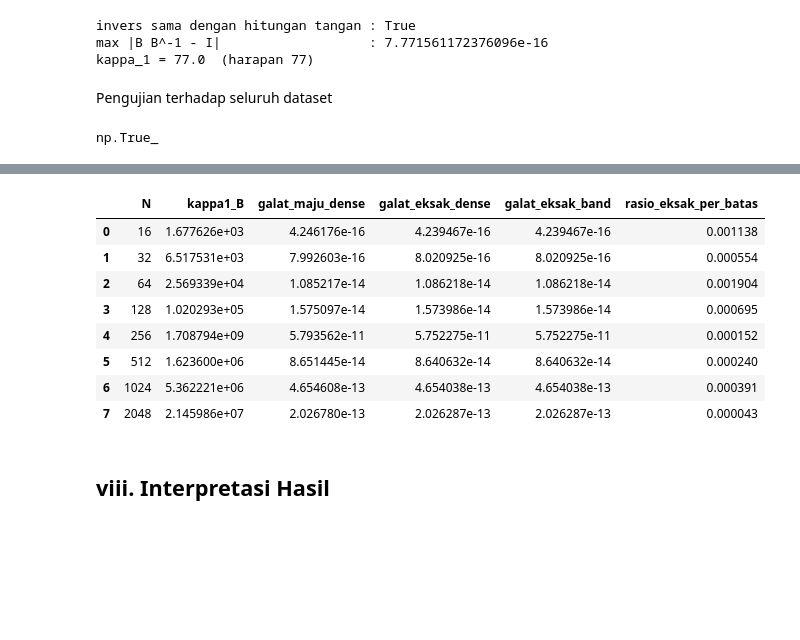
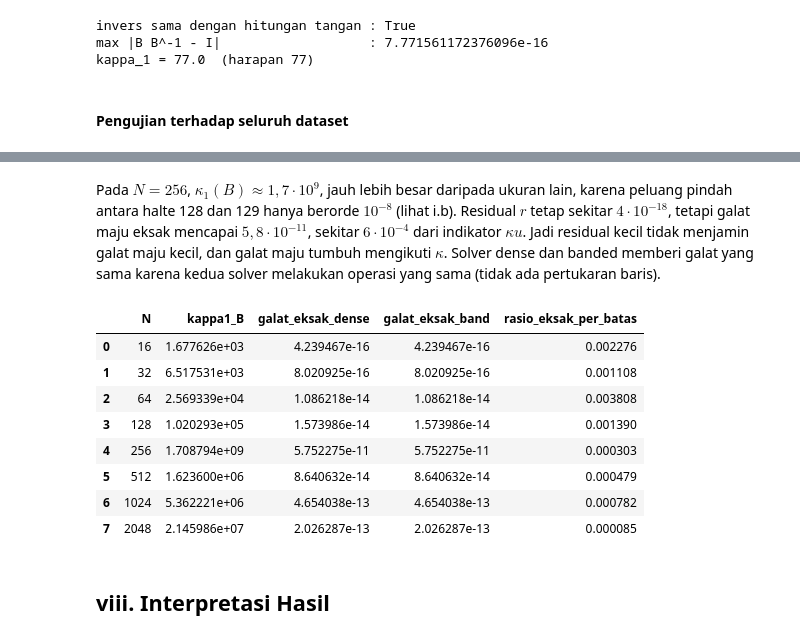
Before and after one commit to fraysdev/tk1-anum, a Jupyter notebook: soal1/soal1.ipynb, the cells around one changed output, grey strips where cells are left out. Drawn from its saved outputs; the diff is of its cells as text; code cells hidden in the pictures; blank space fills up the shorter version.

```diff
--- a/soal1/soal1.ipynb
+++ b/soal1/soal1.ipynb
@@ -940,7 +940,7 @@ Peak `tracemalloc` banded pada $N$ kecil didominasi alokasi kecil berukuran teta
 # %% [markdown]
 ## vii. Analisis Kondisi dan Galat
 # %%
-EPS_MESIN = float(np.finfo(float).eps)   # 2.22e-16
+U_MESIN = 2.0 ** -53    # unit roundoff presisi ganda (pembulatan ke terdekat); sama dengan ε di dokumentasi
 
 
 def norma1(M: np.ndarray) -> float:
@@ -981,7 +981,7 @@ invers sama dengan hitungan tangan : True
 max |B B^-1 - I|                   : 7.771561172376096e-16
 kappa_1 = 77.0  (harapan 77)
 # %% [markdown]
-Pengujian terhadap seluruh dataset
+#### Pengujian terhadap seluruh dataset
 # %%
 def solusi_z_dense(T: np.ndarray):
     B, b = bentuk_B_dense(T)
@@ -1013,10 +1002,5 @@ def perbaiki_iteratif(B, b, LU, perm, z, iterasi: int = 3):
-# %%
-# Cek apakah mesin dapat melakukan komputasi dengan detail
-np.finfo(np.longdouble).eps < EPS_MESIN
-# %% [output]
-np.True_
 # %%
-T_semua = {**T_all, **T_sin}      # T_sin dari subbab v.b; hapus bagian ini bila tidak mau N = 1024, 2048
+T_semua = {**T_all, **T_sin}      # hapus T_sin bila tidak ingin N = 1024, 2048
 baris = []
 for N, T in T_semua.items():
     B, b, LU, perm, z_d = solusi_z_dense(T)
@@ -1024,12 +1008,6 @@ for N, T in T_semua.items():
     pi_d, pi_b = z_d / np.sum(z_d), z_b / np.sum(z_b)
 
     kappa = bilangan_kondisi_1(B, LU, perm)
-
-    z_acuan = perbaiki_iteratif(B, b, LU, perm, z_d)
-    pi_acuan = z_acuan / np.sum(z_acuan)
-    def galat_maju(pi):
-        return float(np.sum(np.abs(pi.astype(np.longdouble) - pi_acuan)) / np.sum(np.abs(pi_acuan)))
-
     r_d, e_d = galat_pi(T, pi_d)
     r_b, e_b = galat_pi(T, pi_b)
     baris.append({
@@ -1041,9 +1019,7 @@ for N, T in T_semua.items():
         'res_B_dense': residual_relatif_B(B, b, z_d),
         'res_B_band': residual_relatif_B(B, b, z_b),
         'selisih_dense_band': float(np.max(np.abs(pi_d - pi_b))),
-        'galat_maju_dense': galat_maju(pi_d),
-        'galat_maju_band': galat_maju(pi_b),
-        'batas_kappa_eps': kappa * EPS_MESIN,
+        'batas_kappa_u': kappa * U_MESIN,       # lihat bagian 2
     })
 
 df_kondisi = pd.DataFrame(baris)
@@ -1059,6 +1035,12 @@ df_kondisi
 | 5 | 512 | data | 1.623600e+06 | 3.208945e-18 | 3.208945e-18 | 7.149406e-17 | 0.0 | 0.0 | 1.105143e-17 | ... |
 | 6 | 1024 | sintetis | 5.362221e+06 | 4.185751e-17 | 4.185751e-17 | 1.339403e-15 | 0.0 | 0.0 | 1.024448e-17 | ... |
 | 7 | 2048 | sintetis | 2.145986e+07 | 4.174636e-17 | 4.174636e-17 | 1.889199e-15 | 0.0 | 0.0 | 1.118569e-17 | ... |
+# %% [markdown]
+Pada $N = 256$, $\kappa_1(B) \approx 1{,}7\cdot10^{9}$, jauh lebih besar daripada ukuran lain, karena peluang pindah
+antara halte 128 dan 129 hanya berorde $10^{-8}$ (lihat i.b). Residual $r$ tetap sekitar $4\cdot10^{-18}$, tetapi galat
+maju eksak mencapai $5{,}8\cdot10^{-11}$, sekitar $6\cdot10^{-4}$ dari indikator $\kappa u$. Jadi residual kecil tidak
+menjamin galat maju kecil, dan galat maju tumbuh mengikuti $\kappa$. Solver dense dan banded memberi galat yang sama
+karena kedua solver melakukan operasi yang sama (tidak ada pertukaran baris).
 # %%
 from fractions import Fraction
 
@@ -1080,44 +1062,44 @@ def perbaiki_iteratif_eksak(B, b, LU, perm, z, p, q, iterasi: int = 4):
     for _ in range(iterasi):
         rho = residual_eksak(B, b, z_frac, p, q)
         d = solve_lu(LU, perm, np.array([float(v) for v in rho]))
         z_frac = [zf + Fraction(float(dv)) for zf, dv in zip(z_frac, d)]
     return z_frac
 
 
 def galat_maju_eksak(pi, z_acuan_frac) -> float:
     s = sum(z_acuan_frac)
     pi_acuan = [zf / s for zf in z_acuan_frac]
     selisih = sum(abs(Fraction(float(pf)) - pr) for pf, pr in zip(pi, pi_acuan))
     return float(selisih)          # sum(pi_acuan) = 1, jadi ini galat relatif norma-1
 
 
 baris = []
 for N, T in T_semua.items():
     B, b, LU, perm, z_d = solusi_z_dense(T)
     z_b = solusi_z_band(T)
     p, q = deteksi_bandwidth(B)
     z_acuan = perbaiki_iteratif_eksak(B, b, LU, perm, z_d, p, q)
     baris.append({
         'N': N,
         'galat_eksak_dense': galat_maju_eksak(z_d / np.sum(z_d), z_acuan),
         'galat_eksak_band': galat_maju_eksak(z_b / np.sum(z_b), z_acuan),
     })
 
 df_eksak = pd.DataFrame(baris)
 df_kondisi = df_kondisi.merge(df_eksak, on='N')
-df_kondisi['rasio_eksak_per_batas'] = df_kondisi['galat_eksak_dense'] / df_kondisi['batas_kappa_eps']
+df_kondisi['rasio_eksak_per_batas'] = df_kondisi['galat_eksak_dense'] / df_kondisi['batas_kappa_u']
 df_kondisi.to_csv(HASIL / 'kondisi_galat.csv', index=False)
-df_kondisi[['N', 'kappa1_B', 'galat_maju_dense', 'galat_eksak_dense', 'galat_eksak_band', 'rasio_eksak_per_batas']]
+df_kondisi[['N', 'kappa1_B', 'galat_eksak_dense', 'galat_eksak_band', 'rasio_eksak_per_batas']]
 # %% [output]
-|  | N | kappa1_B | galat_maju_dense | galat_eksak_dense | galat_eksak_band | rasio_eksak_per_batas |
-| 0 | 16 | 1.677626e+03 | 4.246176e-16 | 4.239467e-16 | 4.239467e-16 | 0.001138 |
-| 1 | 32 | 6.517531e+03 | 7.992603e-16 | 8.020925e-16 | 8.020925e-16 | 0.000554 |
-| 2 | 64 | 2.569339e+04 | 1.085217e-14 | 1.086218e-14 | 1.086218e-14 | 0.001904 |
-| 3 | 128 | 1.020293e+05 | 1.575097e-14 | 1.573986e-14 | 1.573986e-14 | 0.000695 |
-| 4 | 256 | 1.708794e+09 | 5.793562e-11 | 5.752275e-11 | 5.752275e-11 | 0.000152 |
-| 5 | 512 | 1.623600e+06 | 8.651445e-14 | 8.640632e-14 | 8.640632e-14 | 0.000240 |
-| 6 | 1024 | 5.362221e+06 | 4.654608e-13 | 4.654038e-13 | 4.654038e-13 | 0.000391 |
-| 7 | 2048 | 2.145986e+07 | 2.026780e-13 | 2.026287e-13 | 2.026287e-13 | 0.000043 |
+|  | N | kappa1_B | galat_eksak_dense | galat_eksak_band | rasio_eksak_per_batas |
+| 0 | 16 | 1.677626e+03 | 4.239467e-16 | 4.239467e-16 | 0.002276 |
+| 1 | 32 | 6.517531e+03 | 8.020925e-16 | 8.020925e-16 | 0.001108 |
+| 2 | 64 | 2.569339e+04 | 1.086218e-14 | 1.086218e-14 | 0.003808 |
+| 3 | 128 | 1.020293e+05 | 1.573986e-14 | 1.573986e-14 | 0.001390 |
+| 4 | 256 | 1.708794e+09 | 5.752275e-11 | 5.752275e-11 | 0.000303 |
+| 5 | 512 | 1.623600e+06 | 8.640632e-14 | 8.640632e-14 | 0.000479 |
+| 6 | 1024 | 5.362221e+06 | 4.654038e-13 | 4.654038e-13 | 0.000782 |
+| 7 | 2048 | 2.145986e+07 | 2.026287e-13 | 2.026287e-13 | 0.000085 |
 # %% [markdown]
 ## viii. Interpretasi Hasil
 # %%
```
Also changed, not shown: parts of 16 cells of this notebook, 1 other file.
